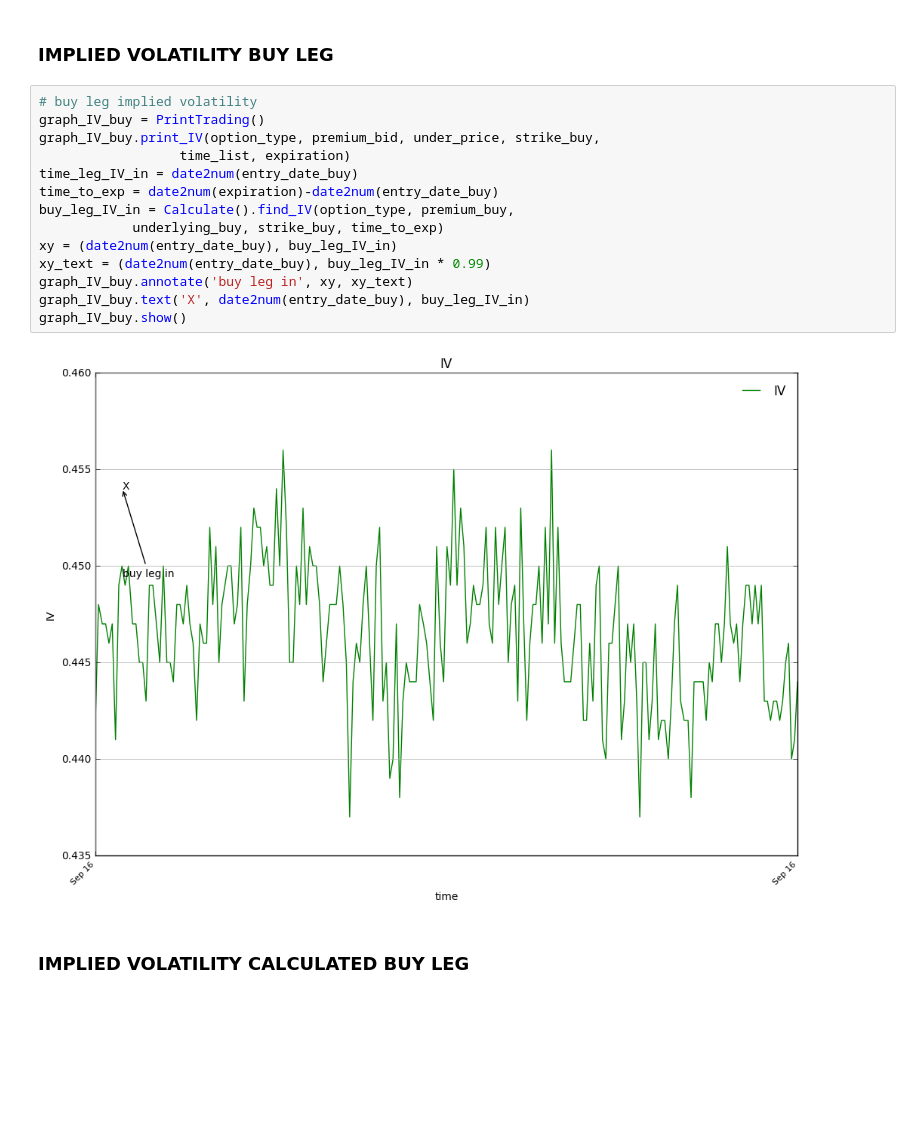
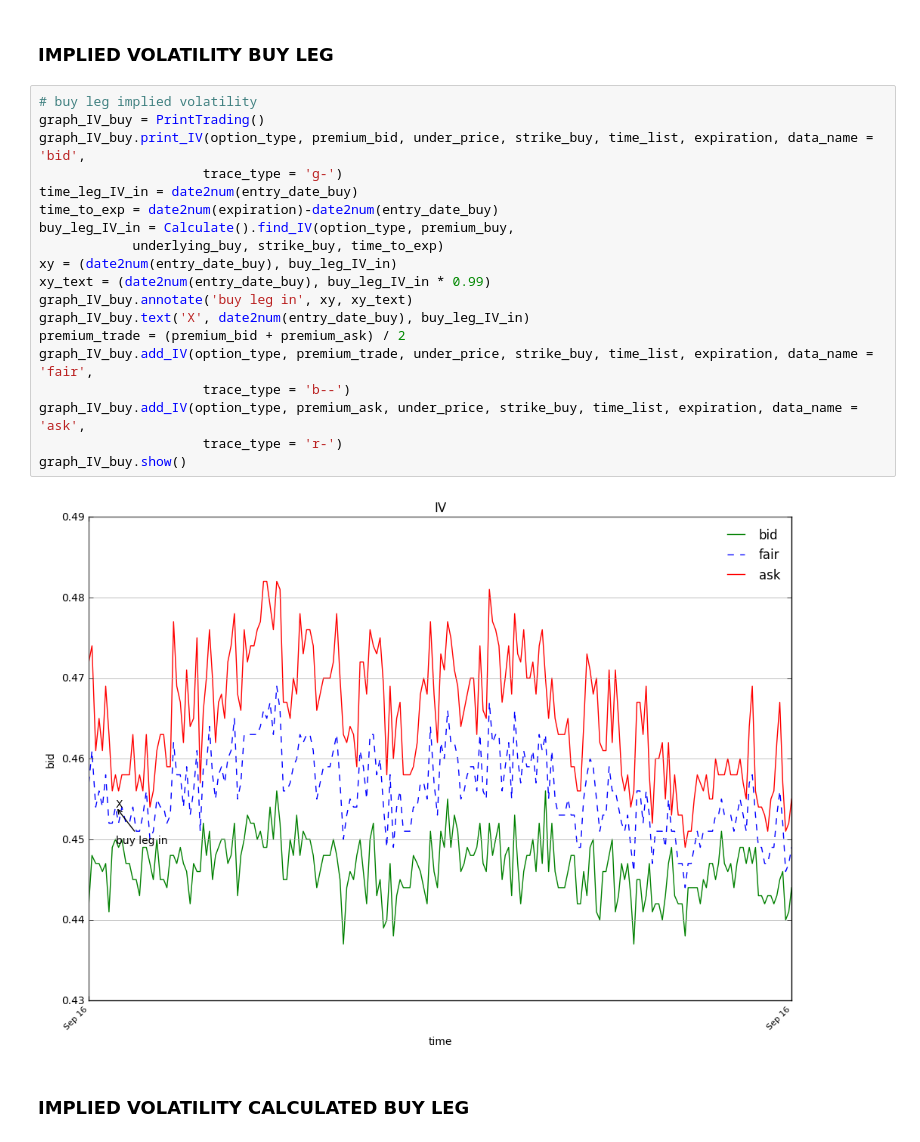
Before and after one commit to sergiosd/jupyter, a Jupyter notebook: 20160928 TZA BEAR CREDIT SPREAD.ipynb, the cells around one changed output. Drawn from its saved outputs; the diff is of its cells as text; blank space fills up the shorter version.

```diff
--- a/20160928 TZA BEAR CREDIT SPREAD.ipynb
+++ b/20160928 TZA BEAR CREDIT SPREAD.ipynb
@@ -80,19 +80,24 @@ graph_trading_buy.show()
 # %%
 # buy leg implied volatility
 graph_IV_buy = PrintTrading()
-graph_IV_buy.print_IV(option_type, premium_bid, under_price, strike_buy,
-                  time_list, expiration)
+graph_IV_buy.print_IV(option_type, premium_bid, under_price, strike_buy, time_list, expiration, data_name = 'bid',
+                     trace_type = 'g-')
 time_leg_IV_in = date2num(entry_date_buy)
 time_to_exp = date2num(expiration)-date2num(entry_date_buy)
 buy_leg_IV_in = Calculate().find_IV(option_type, premium_buy,
             underlying_buy, strike_buy, time_to_exp)
 xy = (date2num(entry_date_buy), buy_leg_IV_in)
 xy_text = (date2num(entry_date_buy), buy_leg_IV_in * 0.99)
 graph_IV_buy.annotate('buy leg in', xy, xy_text)
 graph_IV_buy.text('X', date2num(entry_date_buy), buy_leg_IV_in)
+premium_trade = (premium_bid + premium_ask) / 2
+graph_IV_buy.add_IV(option_type, premium_trade, under_price, strike_buy, time_list, expiration, data_name = 'fair',
+                     trace_type = 'b--')
+graph_IV_buy.add_IV(option_type, premium_ask, under_price, strike_buy, time_list, expiration, data_name = 'ask',
+                     trace_type = 'r-')
 graph_IV_buy.show()
 # %% [output]
-[figure, old version]
+[figure, new version]
 # %% [markdown]
 ### IMPLIED VOLATILITY CALCULATED BUY LEG
 # %%
```
Also changed, not shown: parts of 2 cells of this notebook.
